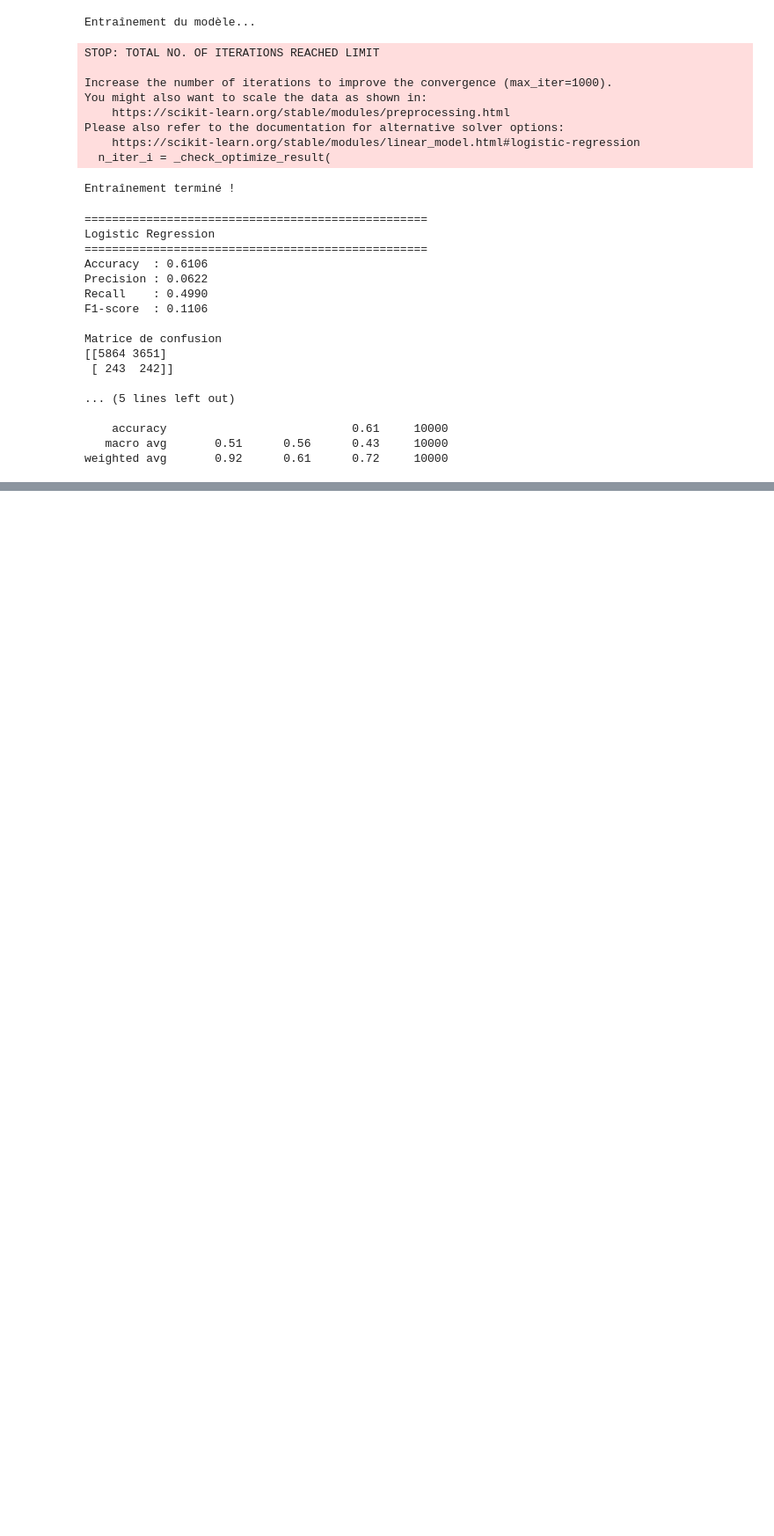
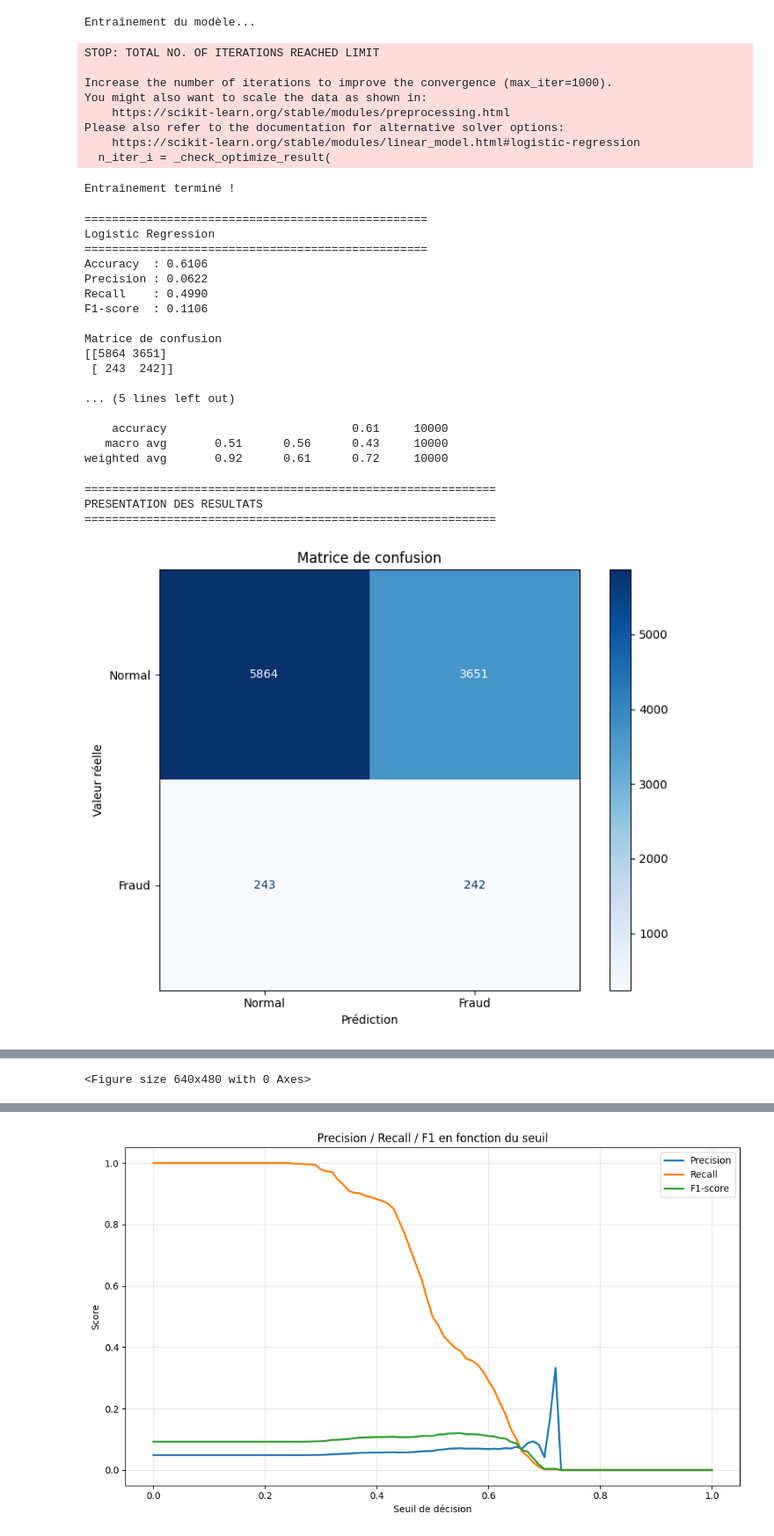
Before and after one commit to taponjou/Fraud-Detection-Project, a Jupyter notebook: notebooks/03_LogisticRegression.ipynb, the cells around one changed output, grey strips where cells are left out. Shown at 88% size. Drawn from its saved outputs; the diff is of its cells as text; code cells hidden in the pictures; blank space fills up the shorter version.

```diff
--- a/notebooks/03_LogisticRegression.ipynb
+++ b/notebooks/03_LogisticRegression.ipynb
@@ -112,3 +104,78 @@ Matrice de confusion
     accuracy                           0.61     10000
    macro avg       0.51      0.56      0.43     10000
 weighted avg       0.92      0.61      0.72     10000
+# %%
+print("=" * 60)
+print("PRESENTATION DES RESULTATS")
+print("=" * 60)
+
+## Matrice de confusion
+cm = confusion_matrix(y_test, y_pred)
+
+disp = ConfusionMatrixDisplay(
+    confusion_matrix=cm,
+    display_labels=["Normal", "Fraud"]
+)
+
+plt.figure(figsize=(8, 6))
+disp.plot(cmap=plt.cm.Blues, ax=plt.gca(), colorbar=True)
+plt.title("Matrice de confusion")
+plt.xlabel("Prédiction")
+plt.ylabel("Valeur réelle")
+plt.tight_layout()
+plt.show()
+plt.tight_layout()
+
+
+## Courbe ROC-AUC
+y_proba = model.predict_proba(X_test)[:, 1]
+roc_auc = roc_auc_score(y_test, y_proba)
+fpr, tpr, _ = roc_curve(y_test, y_proba)
+
+print("=" * 50)
+print("ROC-AUC et métriques")
+print("=" * 50)
+print(f"ROC AUC   : {roc_auc:.4f}")
+print(f"F1-score  : {f1_score(y_test, y_pred, pos_label=1):.4f}")
+print(f"Recall    : {recall_score(y_test, y_pred, pos_label=1):.4f}")
+print(f"Precision : {precision_score(y_test, y_pred, pos_label=1):.4f}")
+
+plt.figure(figsize=(8, 6))
+plt.plot(fpr, tpr, label=f"ROC curve (AUC = {roc_auc:.4f})")
+plt.plot([0, 1], [0, 1], linestyle="--", color="gray", linewidth=1)
+plt.xlabel("False Positive Rate")
+plt.ylabel("True Positive Rate")
+plt.title("Courbe ROC- Logistic Regression")
+plt.legend(loc="lower right")
+plt.grid(True)
+plt.tight_layout()
+plt.show()
+
+# Precision/Recall/F1 as a function of threshold
+thresholds = np.linspace(0.0, 1.0, 101)
+precision_vals = []
+recall_vals = []
+f1_vals = []
+
+for thr in thresholds:
+    y_pred_thr = (y_proba >= thr).astype(int)
+    precision_vals.append(precision_score(y_test, y_pred_thr, zero_division=0))
+    recall_vals.append(recall_score(y_test, y_pred_thr, zero_division=0))
+    f1_vals.append(f1_score(y_test, y_pred_thr, zero_division=0))
+
+plt.figure(figsize=(10, 6))
+plt.plot(thresholds, precision_vals, label="Precision", linewidth=2)
+plt.plot(thresholds, recall_vals, label="Recall", linewidth=2)
+plt.plot(thresholds, f1_vals, label="F1-score", linewidth=2)
+plt.xlabel("Seuil de décision")
+plt.ylabel("Score")
+plt.title("Precision / Recall / F1 en fonction du seuil")
+plt.legend()
+plt.grid(alpha=0.3)
+plt.tight_layout()
+plt.show()
+# %% [output]
+============================================================
+PRESENTATION DES RESULTATS
+============================================================
+[figure, added]
@@ -114,0 +189 @@ weighted avg       0.92      0.61      0.72     10000
+<Figure size 640x480 with 0 Axes>
@@ -114,0 +191 @@ weighted avg       0.92      0.61      0.72     10000
+[figure, added]
```
Also changed, not shown: parts of 3 cells of this notebook, 5 other files.
